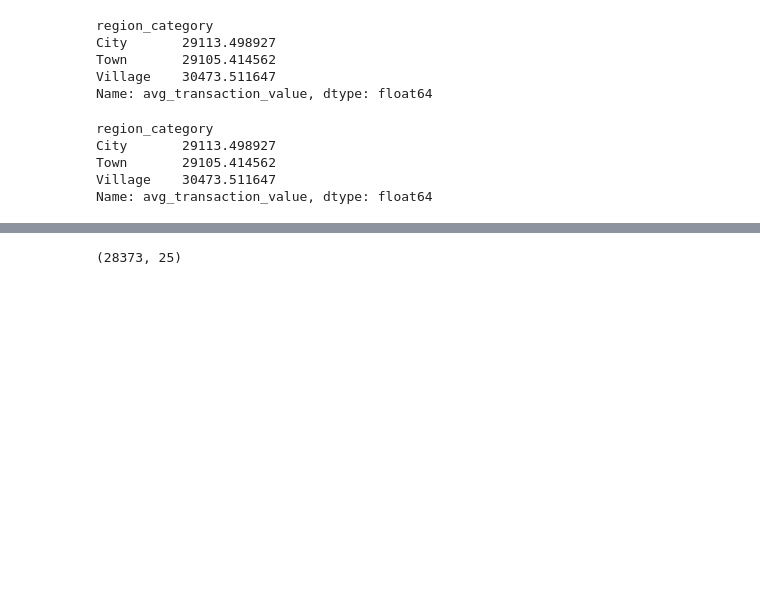
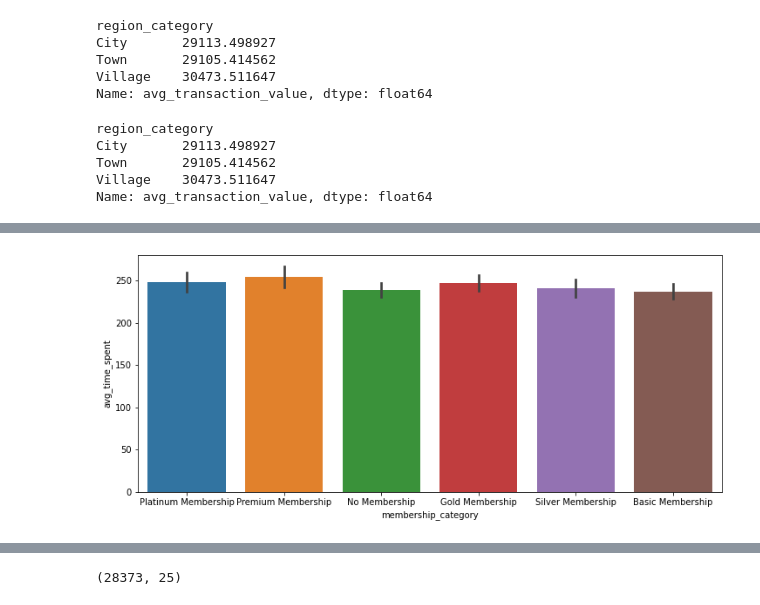
Before and after one commit to DaoodS/Machine_Learning_Projects, a Jupyter notebook: Project_10/Implementation/data_processing.ipynb, the cells around one changed output, grey strips where cells are left out. Saved outputs shown, nothing was run; the diff lists cells and outputs as text; code cells hidden in the pictures; blank space fills up the shorter version.

```diff
--- a/Project_10/Implementation/data_processing.ipynb
+++ b/Project_10/Implementation/data_processing.ipynb
@@ -246,0 +298,6 @@ Name: avg_transaction_value, dtype: float64
+# %%
+plt.figure(figsize=(12,5))
+sns.barplot(x='membership_category', y='avg_time_spent', data=train, estimator=np.mean)
+plt.show()
+# %% [output]
+[figure, added]
```
Also changed, not shown: parts of 9 cells of this notebook, 1 other file.
